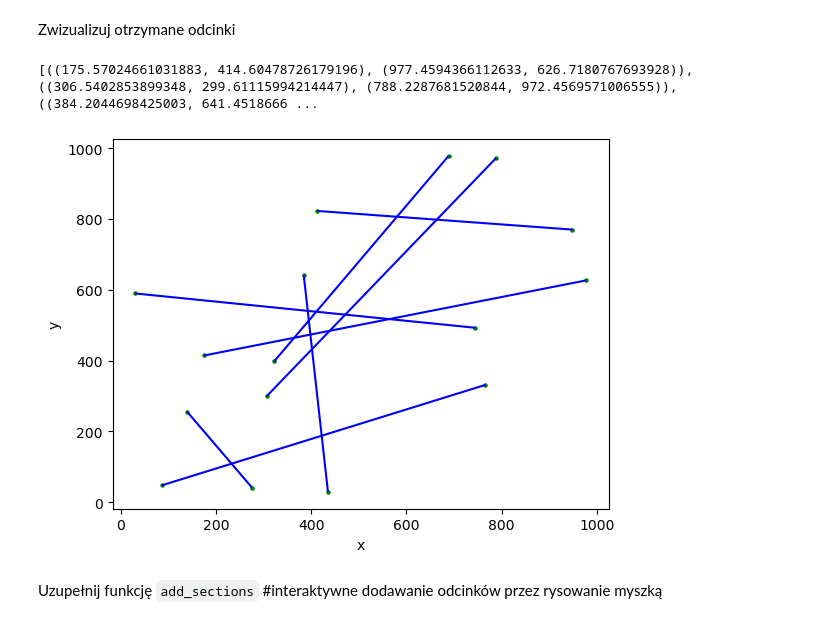
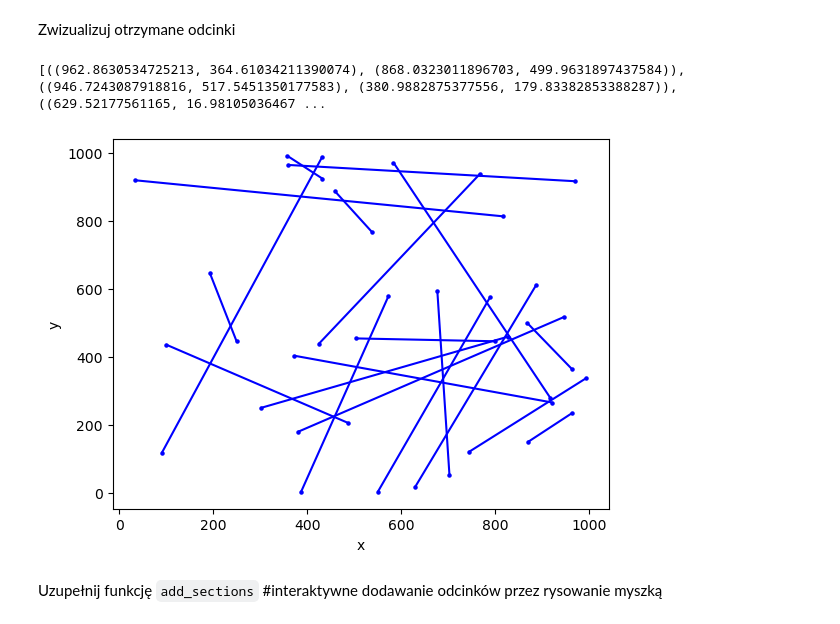
Before and after one commit to jacekloboda/geometric-algorithms, a Jupyter notebook: bitalg/lab4/main.ipynb, the cells around one changed output. Drawn from its saved outputs; the diff is of its cells as text; code cells hidden in the pictures.

````diff
--- a/bitalg/lab4/main.ipynb
+++ b/bitalg/lab4/main.ipynb
@@ -103,18 +102,18 @@ Time: 0.078s
 # %% [markdown]
 <span style="color:red">Ćw.</span> Wygeneruj $\large20$ losowych odcinków w przestrzeni 2D o współrzędnych z przedziału $\large x \in \langle 0,1000 \rangle$ oraz $\large y \in \langle 0,1000\rangle$.
 # %%
-section = generate_uniform_sections(1000, 1000, 8)
+section = generate_uniform_sections(1000, 1000, 20)
 # %% [markdown]
 Zwizualizuj otrzymane odcinki
 # %%
 vis = Visualizer()
 vis.add_line_segment(section, color="blue")
-vis.add_point([section[i // 2][i % 2] for i in range(2 * len(section))], color="green", s = 5)
+vis.add_point([section[i // 2][i % 2] for i in range(2 * len(section))], color="blue", s = 5)
 vis.show()
 print(section)
 # %% [output]
-[((175.57024661031883, 414.60478726179196), (977.4594366112633, 626.7180767693928)), ((306.5402853899348, 299.61115994214447), (788.2287681520844, 972.4569571006555)), ((384.2044698425003, 641.4518666 ...
+[((962.8630534725213, 364.61034211390074), (868.0323011896703, 499.9631897437584)), ((946.7243087918816, 517.5451350177583), (380.9882875377556, 179.83382853388287)), ((629.52177561165, 16.98105036467 ...
-[figure, old version]
+[figure, new version]
 # %% [markdown]
 Uzupełnij funkcję ```add_sections``` #interaktywne dodawanie odcinków przez rysowanie myszką
 # %%
````
Also changed, not shown: parts of 13 cells of this notebook, 21 other files.
